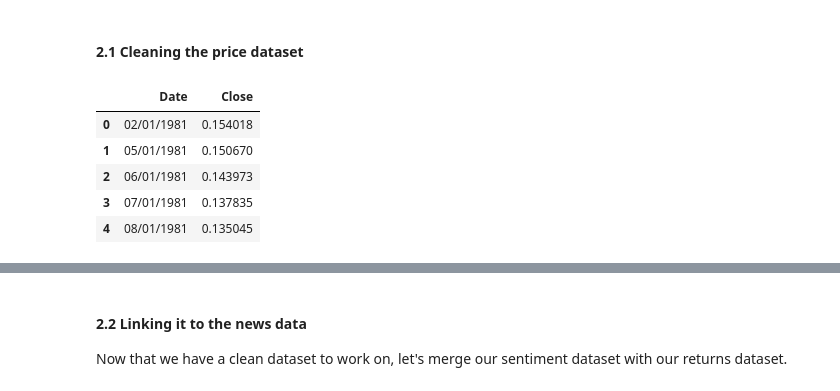
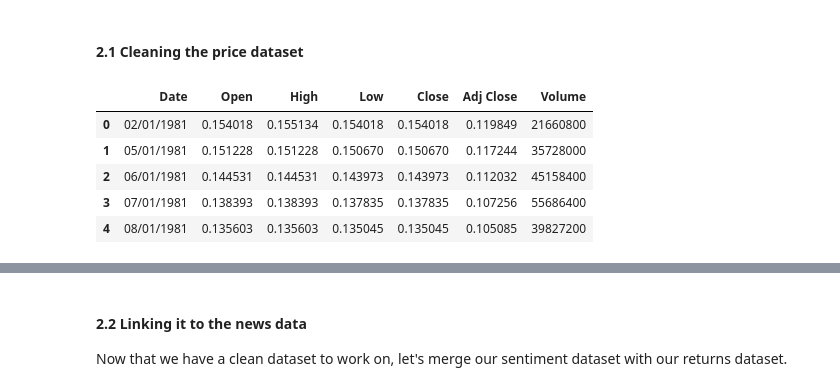
Before and after one commit to Crqbu/Sentiment-Market-Anomaly, a Jupyter notebook: notebooks/data_analysis_with_plots.ipynb, the cells around one changed output, grey strips where cells are left out. Saved outputs shown, nothing was run; the diff lists cells and outputs as text; code cells hidden in the pictures.

```diff
--- a/notebooks/data_analysis_with_plots.ipynb
+++ b/notebooks/data_analysis_with_plots.ipynb
@@ -225,12 +202,12 @@ $$
 # %% [markdown]
 #### 2.1 Cleaning the price dataset
 # %%
-returns_data = read_file("../data/quotes/apple_quotes.csv").drop(columns=['Open', 'High', 'Low', 'Adj Close', 'Volume'])
-returns_data.head()
+return_data = read_file("../data/quotes/apple_quotes.csv")
+return_data.head()
 # %% [output]
-|  | Date | Close |
-| 0 | 02/01/1981 | 0.154018 |
-| 1 | 05/01/1981 | 0.150670 |
-| 2 | 06/01/1981 | 0.143973 |
-| 3 | 07/01/1981 | 0.137835 |
-| 4 | 08/01/1981 | 0.135045 |
+|  | Date | Open | High | Low | Close | Adj Close | Volume |
+| 0 | 02/01/1981 | 0.154018 | 0.155134 | 0.154018 | 0.154018 | 0.119849 | 21660800 |
+| 1 | 05/01/1981 | 0.151228 | 0.151228 | 0.150670 | 0.150670 | 0.117244 | 35728000 |
+| 2 | 06/01/1981 | 0.144531 | 0.144531 | 0.143973 | 0.143973 | 0.112032 | 45158400 |
+| 3 | 07/01/1981 | 0.138393 | 0.138393 | 0.137835 | 0.137835 | 0.107256 | 55686400 |
+| 4 | 08/01/1981 | 0.135603 | 0.135603 | 0.135045 | 0.135045 | 0.105085 | 39827200 |
```
Also changed, not shown: parts of 43 cells of this notebook.
